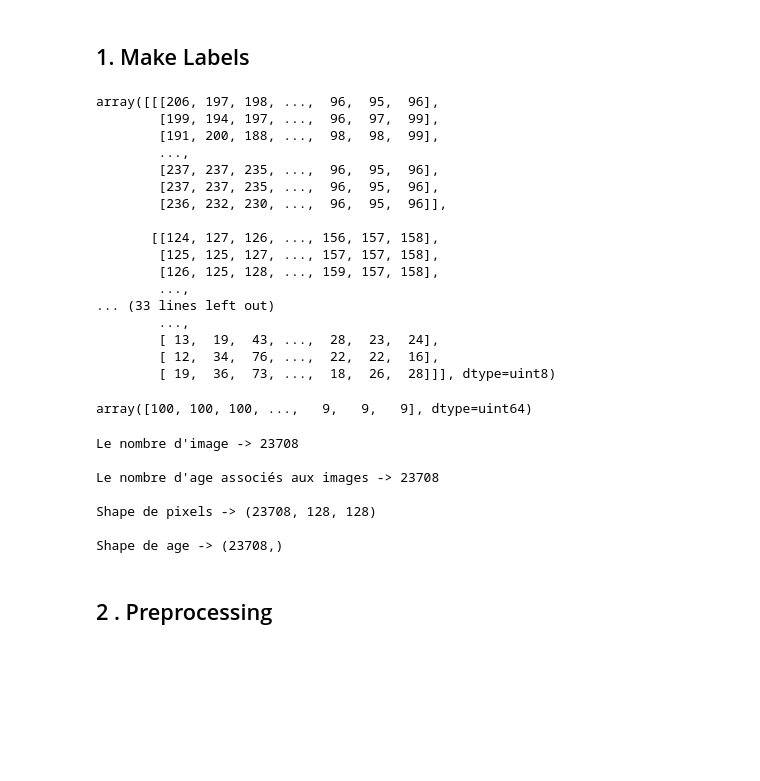
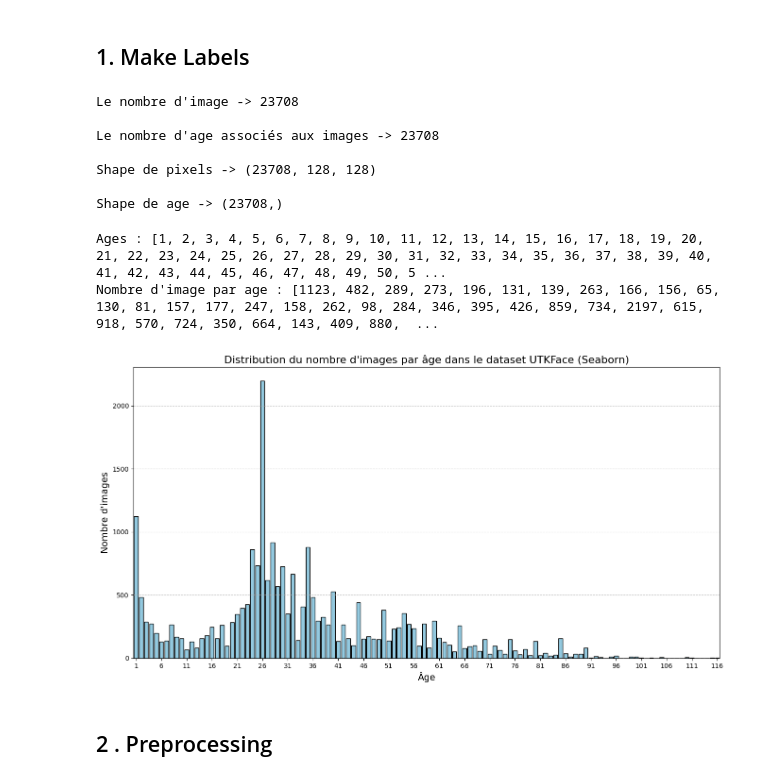
Before and after one commit to JagoOgaj/SAE_S5, a Jupyter notebook: model/model.ipynb, the cells around one changed output. Saved outputs shown, nothing was run; the diff lists cells and outputs as text; code cells hidden in the pictures; blank space fills up the shorter version.

```diff
--- a/model/model.ipynb
+++ b/model/model.ipynb
@@ -609,30 +609,6 @@ with zipfile.ZipFile(path_zipFile, "r") as z :
 # %%
 pixels = np.array(pixels) / 255.0
 age_labels = np.array(age_labels, np.uint64)
-# %%
-pixels
-# %% [output]
-array([[[206, 197, 198, ...,  96,  95,  96],
-        [199, 194, 197, ...,  96,  97,  99],
-        [191, 200, 188, ...,  98,  98,  99],
-        ...,
-        [237, 237, 235, ...,  96,  95,  96],
-        [237, 237, 235, ...,  96,  95,  96],
-        [236, 232, 230, ...,  96,  95,  96]],
-
-       [[124, 127, 126, ..., 156, 157, 158],
-        [125, 125, 127, ..., 157, 157, 158],
-        [126, 125, 128, ..., 159, 157, 158],
-        ...,
-... (33 lines left out)
-        ...,
-        [ 13,  19,  43, ...,  28,  23,  24],
-        [ 12,  34,  76, ...,  22,  22,  16],
-        [ 19,  36,  73, ...,  18,  26,  28]]], dtype=uint8)
-# %%
-age_labels
-# %% [output]
-array([100, 100, 100, ...,   9,   9,   9], dtype=uint64)
 # %%
 # Shape
 
@@ -648,6 +624,36 @@ Le nombre d'age associés aux images -> 23708
 Shape de pixels -> (23708, 128, 128)
 
 Shape de age -> (23708,)
+# %%
+import matplotlib.pyplot as plt
+import seaborn as sns
+
+age_distribution = {age: 0 for age in range(1, 117)}
+
+for age in age_labels:
+  if age in age_distribution:
+      age_distribution[age] += 1
+
+
+ages = list(age_distribution.keys())
+counts = list(age_distribution.values())
+
+print(f"Ages : {ages}")
+print(f"Nombre d'image par age : {counts}")
+
+
+plt.figure(figsize=(16, 8))
+sns.barplot(x=ages, y=counts, color='skyblue', edgecolor='black')
+plt.xlabel('Âge', fontsize=14)
+plt.ylabel('Nombre d\'images', fontsize=14)
+plt.title('Distribution du nombre d\'images par âge dans le dataset UTKFace (Seaborn)', fontsize=16)
+plt.xticks(range(0, 117, 5))  # Graduation tous les 5 ans
+plt.grid(axis='y', linestyle='--', alpha=0.7)
+plt.show()
+# %% [output]
+Ages : [1, 2, 3, 4, 5, 6, 7, 8, 9, 10, 11, 12, 13, 14, 15, 16, 17, 18, 19, 20, 21, 22, 23, 24, 25, 26, 27, 28, 29, 30, 31, 32, 33, 34, 35, 36, 37, 38, 39, 40, 41, 42, 43, 44, 45, 46, 47, 48, 49, 50, 5 ...
+Nombre d'image par age : [1123, 482, 289, 273, 196, 131, 139, 263, 166, 156, 65, 130, 81, 157, 177, 247, 158, 262, 98, 284, 346, 395, 426, 859, 734, 2197, 615, 918, 570, 724, 350, 664, 143, 409, 880,  ...
+[figure, added]
 # %% [markdown]
 ## 2 . Preprocessing
 # %%
```
Also changed, not shown: parts of 12 cells of this notebook.
